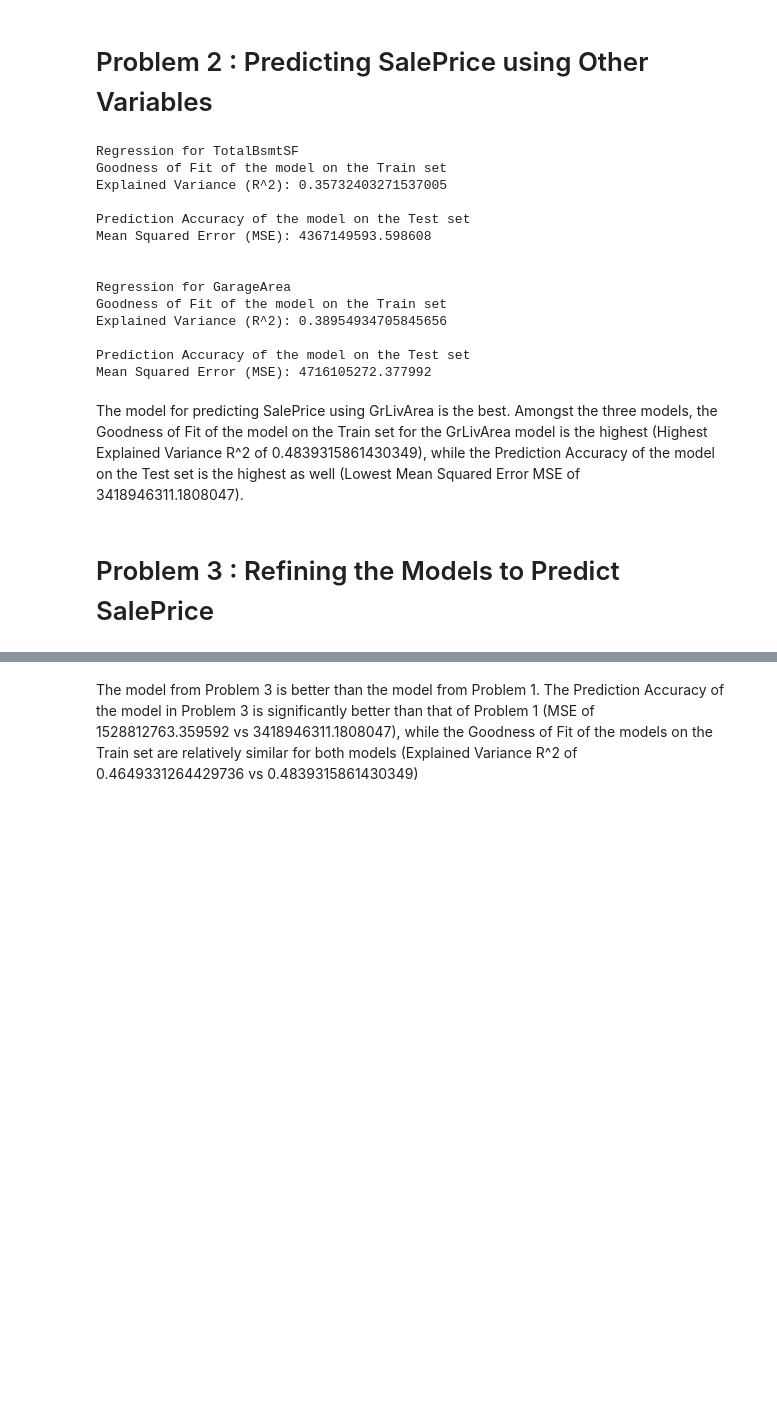
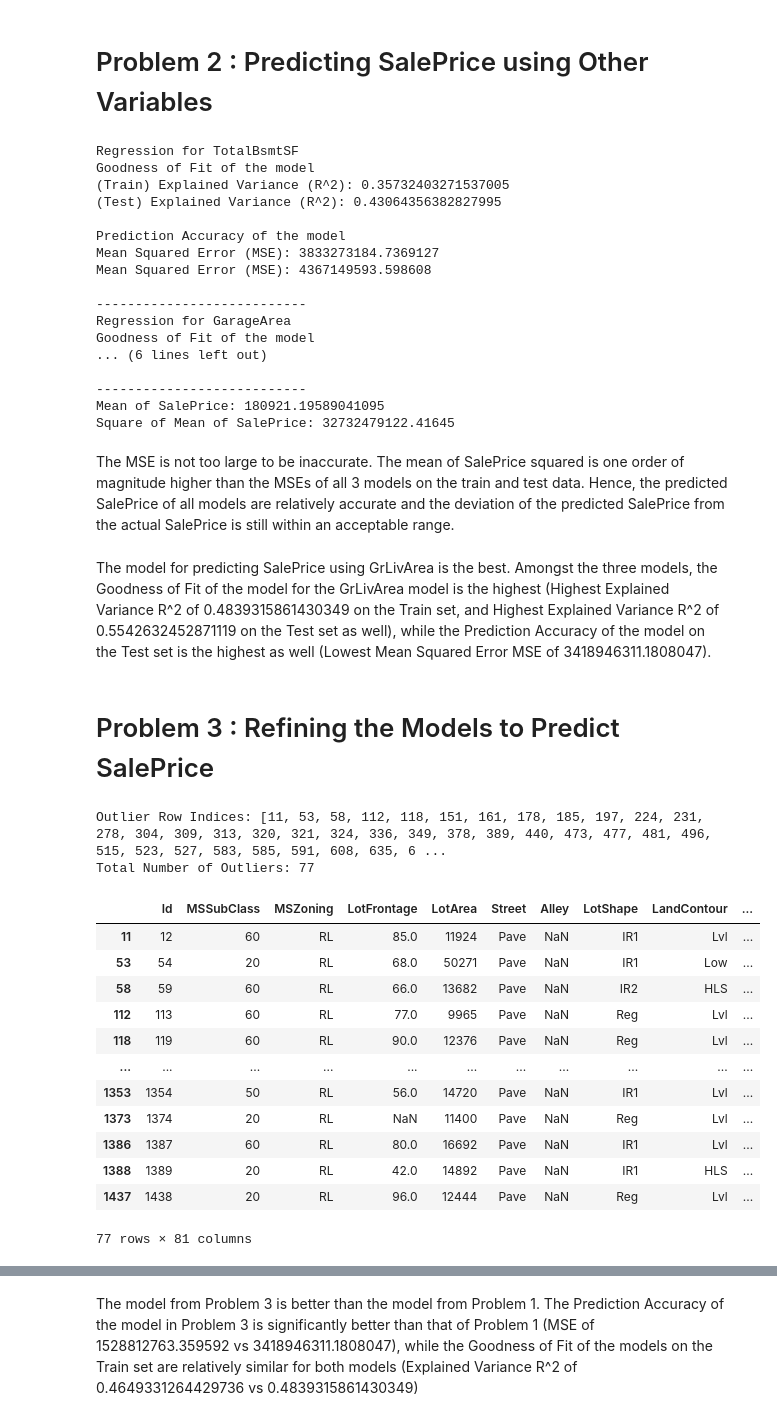
Before and after one commit to ChayHuiXiang/NTU-CS, a Jupyter notebook: SC1015/Lab_4/Lab4.ipynb, the cells around one changed output, grey strips where cells are left out. Drawn from its saved outputs; the diff is of its cells as text; code cells hidden in the pictures; blank space fills up the shorter version.

```diff
--- a/SC1015/Lab_4/Lab4.ipynb
+++ b/SC1015/Lab_4/Lab4.ipynb
@@ -70,38 +82,45 @@ def regression(var):
   y_train_pred = linreg.predict(X_train)
   y_test_pred = linreg.predict(X_test)
 
-  # Check the Goodness of Fit (on Train Data)
-  print("Goodness of Fit of the model on the Train set")
-  print("Explained Variance (R^2):", linreg.score(X_train, y_train))
+  print(f"Regression for {var}")
+  print("Goodness of Fit of the model")
+  print("(Train) Explained Variance (R^2):", linreg.score(X_train, y_train))
+  print("(Test) Explained Variance (R^2):", linreg.score(X_test, y_test))
   print()
 
-  # Check the Goodness of Fit (on Test Data)
-  print("Prediction Accuracy of the model on the Test set")
-  print("Mean Squared Error (MSE):", mean_squared_error(y_test, y_test_pred))
+  print("Prediction Accuracy of the model")
+  print("(Train) Mean Squared Error (MSE):", mean_squared_error(y_train, y_train_pred))
+  print("(Test) Mean Squared Error (MSE):", mean_squared_error(y_test, y_test_pred))
   print()
 
-print("Regression for TotalBsmtSF")
 regression("TotalBsmtSF")
-print()
-print("Regression for GarageArea")
+print("---------------------------")
 regression("GarageArea")
+print("---------------------------")
+print("Mean of SalePrice:",df["SalePrice"].mean())
+print("Square of Mean of SalePrice:",df["SalePrice"].mean() ** 2)
 # %% [output]
 Regression for TotalBsmtSF
-Goodness of Fit of the model on the Train set
-Explained Variance (R^2): 0.35732403271537005
+Goodness of Fit of the model
+(Train) Explained Variance (R^2): 0.35732403271537005
+(Test) Explained Variance (R^2): 0.43064356382827995
 
-Prediction Accuracy of the model on the Test set
+Prediction Accuracy of the model
+Mean Squared Error (MSE): 3833273184.7369127
 Mean Squared Error (MSE): 4367149593.598608
 
+---------------------------
+Regression for GarageArea
+Goodness of Fit of the model
+... (6 lines left out)
 
-Regression for GarageArea
-Goodness of Fit of the model on the Train set
-Explained Variance (R^2): 0.38954934705845656
-
-Prediction Accuracy of the model on the Test set
-Mean Squared Error (MSE): 4716105272.377992
+---------------------------
+Mean of SalePrice: 180921.19589041095
+Square of Mean of SalePrice: 32732479122.41645
+# %% [markdown]
+The MSE is not too large to be inaccurate. The mean of SalePrice squared is one order of magnitude higher than the MSEs of all 3 models on the train and test data. Hence, the predicted SalePrice of all models are relatively accurate and the deviation of the predicted SalePrice from the actual SalePrice is still within an acceptable range.
 # %% [markdown]
-The model for predicting SalePrice using GrLivArea is the best. Amongst the three models, the Goodness of Fit of the model on the Train set for the GrLivArea model is the highest (Highest Explained Variance R^2 of 0.4839315861430349), while the Prediction Accuracy of the model on the Test set is the highest as well (Lowest Mean Squared Error MSE of 3418946311.1808047).
+The model for predicting SalePrice using GrLivArea is the best. Amongst the three models, the Goodness of Fit of the model for the GrLivArea model is the highest (Highest Explained Variance R^2 of 0.4839315861430349 on the Train set, and Highest Explained Variance R^2 of 0.5542632452871119 on the Test set as well), while the Prediction Accuracy of the model on the Test set is the highest as well (Lowest Mean Squared Error MSE of 3418946311.1808047).
 # %% [markdown]
 # Problem 3 : Refining the Models to Predict SalePrice
 # %%
@@ -115,4 +134,27 @@ SalePrice_Q1 = SalePrice.quantile(0.25)
 SalePrice_Q3 = SalePrice.quantile(0.75)
 SalePrice_IQR = SalePrice_Q3 - SalePrice_Q1
 
-problem3_df = df[((df["GrLivArea"] < GrLivArea_Q3 + 1.5 * GrLivArea_IQR) & (df["GrLivArea"] > GrLivArea_Q1 - 1.5 * GrLivArea_IQR)) & ((df["SalePrice"] < SalePrice_Q3 + 1.5 * SalePrice_IQR) & (df["SalePrice"] > SalePrice_Q1 - 1.5 * SalePrice_IQR))]
+outliers = (df["GrLivArea"] > GrLivArea_Q3 + 1.5 * GrLivArea_IQR) | (df["GrLivArea"] < GrLivArea_Q1 - 1.5 * GrLivArea_IQR) | (df["SalePrice"] > SalePrice_Q3 + 1.5 * SalePrice_IQR) | (df["SalePrice"] < SalePrice_Q1 - 1.5 * SalePrice_IQR)
+outliers_indexes = outliers[outliers == True].index
+print(f"Outlier Row Indices: {outliers_indexes.tolist()}")
+print(f"Total Number of Outliers: {len(outliers_indexes)}")
+# %% [output]
+Outlier Row Indices: [11, 53, 58, 112, 118, 151, 161, 178, 185, 197, 224, 231, 278, 304, 309, 313, 320, 321, 324, 336, 349, 378, 389, 440, 473, 477, 481, 496, 515, 523, 527, 583, 585, 591, 608, 635, 6 ...
+Total Number of Outliers: 77
+# %%
+# Visualising outliers in dataframe
+df[outliers]
+# %% [output]
+|  | Id | MSSubClass | MSZoning | LotFrontage | LotArea | Street | Alley | LotShape | LandContour | ... |
+| 11 | 12 | 60 | RL | 85.0 | 11924 | Pave | NaN | IR1 | Lvl | ... |
+| 53 | 54 | 20 | RL | 68.0 | 50271 | Pave | NaN | IR1 | Low | ... |
+| 58 | 59 | 60 | RL | 66.0 | 13682 | Pave | NaN | IR2 | HLS | ... |
+| 112 | 113 | 60 | RL | 77.0 | 9965 | Pave | NaN | Reg | Lvl | ... |
+| 118 | 119 | 60 | RL | 90.0 | 12376 | Pave | NaN | Reg | Lvl | ... |
+| ... | ... | ... | ... | ... | ... | ... | ... | ... | ... | ... |
+| 1353 | 1354 | 50 | RL | 56.0 | 14720 | Pave | NaN | IR1 | Lvl | ... |
+| 1373 | 1374 | 20 | RL | NaN | 11400 | Pave | NaN | Reg | Lvl | ... |
+| 1386 | 1387 | 60 | RL | 80.0 | 16692 | Pave | NaN | IR1 | Lvl | ... |
+| 1388 | 1389 | 20 | RL | 42.0 | 14892 | Pave | NaN | IR1 | HLS | ... |
+| 1437 | 1438 | 20 | RL | 96.0 | 12444 | Pave | NaN | Reg | Lvl | ... |
+77 rows × 81 columns
```
Also changed, not shown: parts of 8 cells of this notebook, 1 other file.
